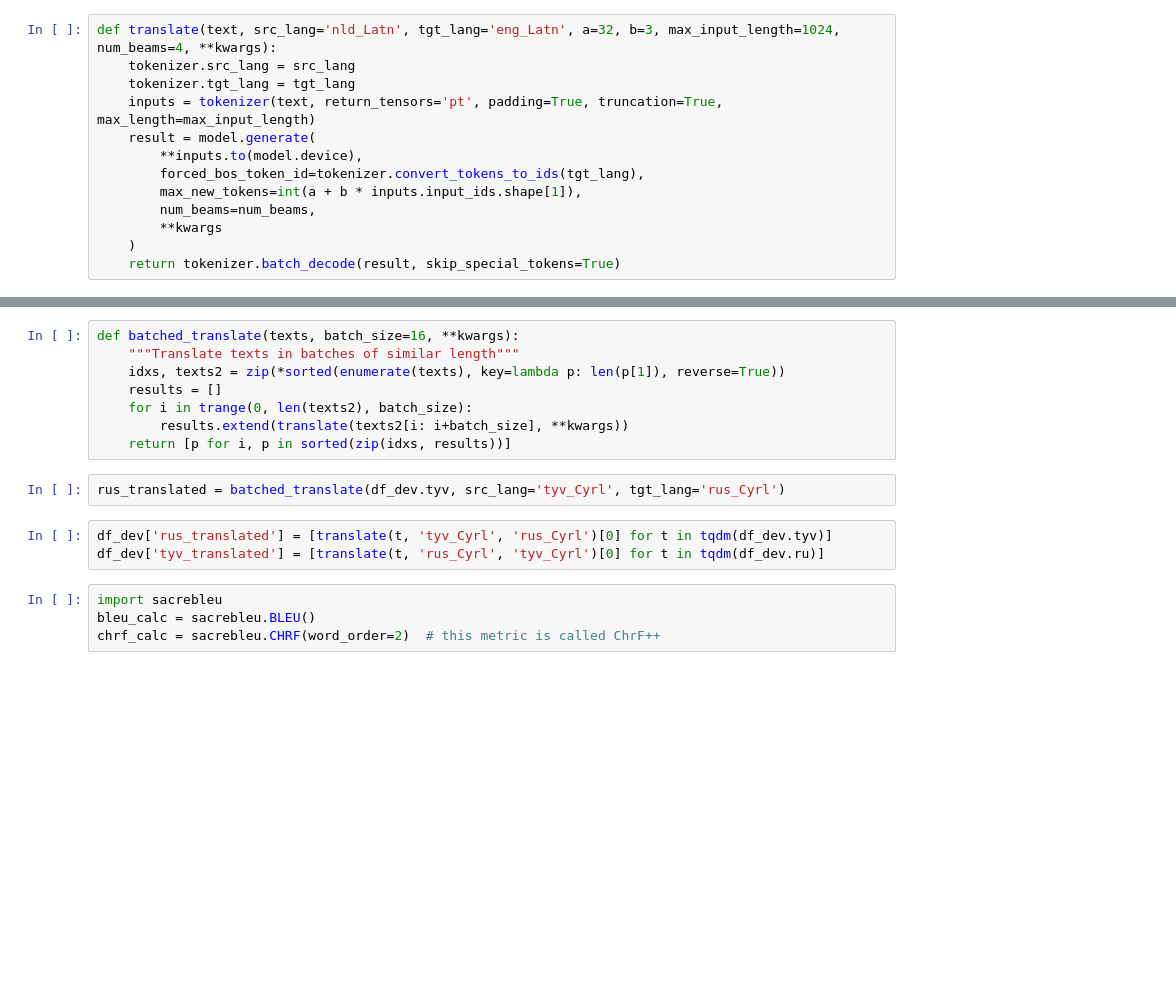
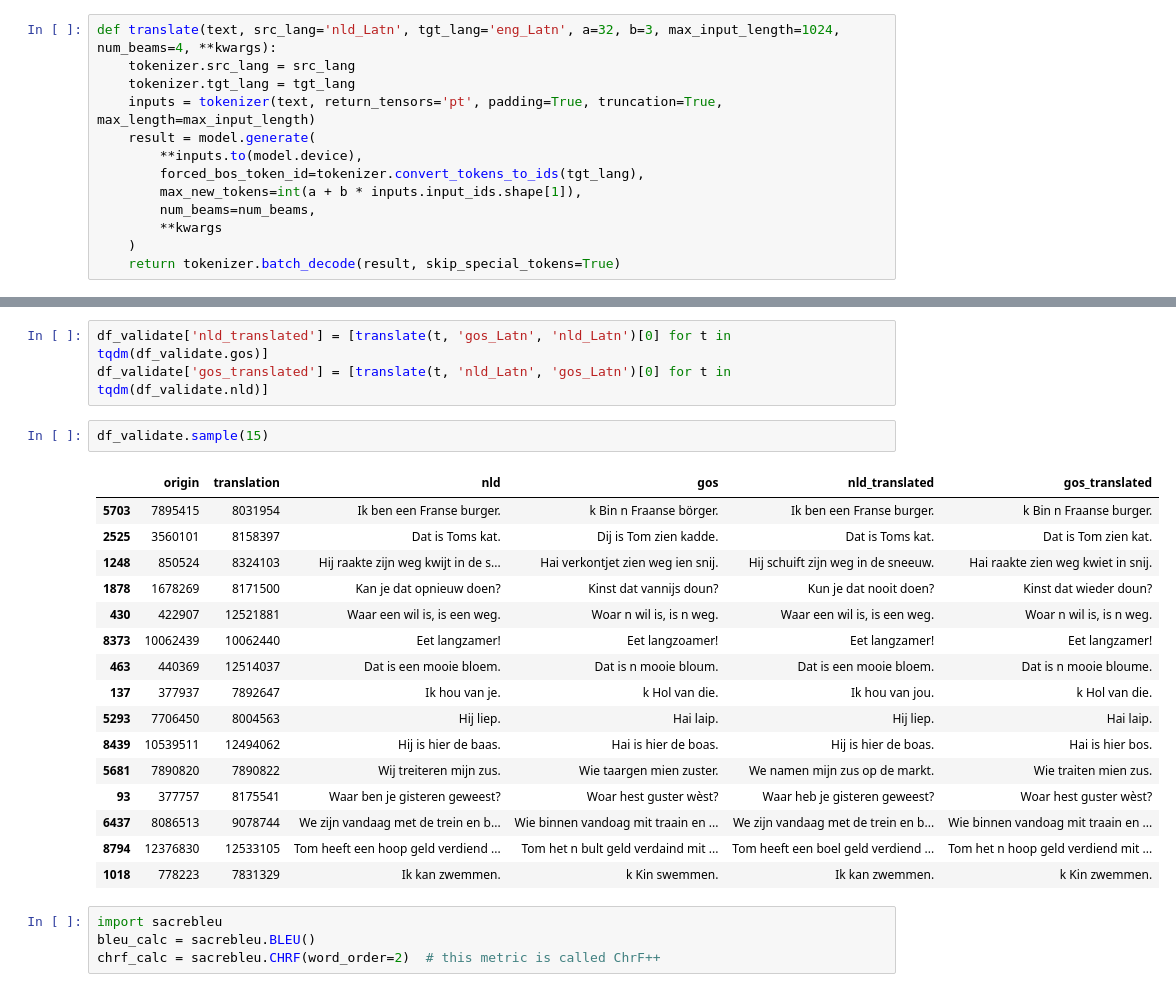
Before and after one commit to tom9358/nllb-tryout, a Jupyter notebook: multilanguage train.ipynb, the cells around one changed output, grey strips where cells are left out. Drawn from its saved outputs; the diff is of its cells as text; blank space fills up the shorter version.

```diff
--- a/multilanguage train.ipynb
+++ b/multilanguage train.ipynb
@@ -492,16 +498,25 @@ translate(t, 'nld_Latn', 'gos_Latn', do_sample=True, num_beams=2, temperature=1.
-# %%
-def batched_translate(texts, batch_size=16, **kwargs):
-    """Translate texts in batches of similar length"""
-    idxs, texts2 = zip(*sorted(enumerate(texts), key=lambda p: len(p[1]), reverse=True))
-    results = []
-    for i in trange(0, len(texts2), batch_size):
-        results.extend(translate(texts2[i: i+batch_size], **kwargs))
-    return [p for i, p in sorted(zip(idxs, results))]
-# %%
-rus_translated = batched_translate(df_dev.tyv, src_lang='tyv_Cyrl', tgt_lang='rus_Cyrl')
 # %%
-df_dev['rus_translated'] = [translate(t, 'tyv_Cyrl', 'rus_Cyrl')[0] for t in tqdm(df_dev.tyv)]
-df_dev['tyv_translated'] = [translate(t, 'rus_Cyrl', 'tyv_Cyrl')[0] for t in tqdm(df_dev.ru)]
+df_validate['nld_translated'] = [translate(t, 'gos_Latn', 'nld_Latn')[0] for t in tqdm(df_validate.gos)]
+df_validate['gos_translated'] = [translate(t, 'nld_Latn', 'gos_Latn')[0] for t in tqdm(df_validate.nld)]
+# %%
+df_validate.sample(15)
+# %% [output]
+|  | origin | translation | nld | gos | nld_translated | gos_translated |
+| 5703 | 7895415 | 8031954 | Ik ben een Franse burger. | k Bin n Fraanse börger. | Ik ben een Franse burger. | k Bin n Fraanse burger. |
+| 2525 | 3560101 | 8158397 | Dat is Toms kat. | Dij is Tom zien kadde. | Dat is Toms kat. | Dat is Tom zien kat. |
+| 1248 | 850524 | 8324103 | Hij raakte zijn weg kwijt in de s... | Hai verkontjet zien weg ien snij. | Hij schuift zijn weg in de sneeuw. | Hai raakte zien weg kwiet in snij. |
+| 1878 | 1678269 | 8171500 | Kan je dat opnieuw doen? | Kinst dat vannijs doun? | Kun je dat nooit doen? | Kinst dat wieder doun? |
+| 430 | 422907 | 12521881 | Waar een wil is, is een weg. | Woar n wil is, is n weg. | Waar een wil is, is een weg. | Woar n wil is, is n weg. |
+| 8373 | 10062439 | 10062440 | Eet langzamer! | Eet langzoamer! | Eet langzamer! | Eet langzamer! |
+| 463 | 440369 | 12514037 | Dat is een mooie bloem. | Dat is n mooie bloum. | Dat is een mooie bloem. | Dat is n mooie bloume. |
+| 137 | 377937 | 7892647 | Ik hou van je. | k Hol van die. | Ik hou van jou. | k Hol van die. |
+| 5293 | 7706450 | 8004563 | Hij liep. | Hai laip. | Hij liep. | Hai laip. |
+| 8439 | 10539511 | 12494062 | Hij is hier de baas. | Hai is hier de boas. | Hij is hier de boas. | Hai is hier bos. |
+| 5681 | 7890820 | 7890822 | Wij treiteren mijn zus. | Wie taargen mien zuster. | We namen mijn zus op de markt. | Wie traiten mien zus. |
+| 93 | 377757 | 8175541 | Waar ben je gisteren geweest? | Woar hest guster wèst? | Waar heb je gisteren geweest? | Woar hest guster wèst? |
+| 6437 | 8086513 | 9078744 | We zijn vandaag met de trein en b... | Wie binnen vandoag mit traain en ... | We zijn vandaag met de trein en b... | Wie binnen vandoag mit traain en ... |
+| 8794 | 12376830 | 12533105 | Tom heeft een hoop geld verdiend ... | Tom het n bult geld verdaind mit ... | Tom heeft een boel geld verdiend ... | Tom het n hoop geld verdiend mit ... |
+| 1018 | 778223 | 7831329 | Ik kan zwemmen. | k Kin swemmen. | Ik kan zwemmen. | k Kin zwemmen. |
 # %%
 import sacrebleu
 bleu_calc = sacrebleu.BLEU()
```
Also changed, not shown: parts of 13 cells of this notebook.
